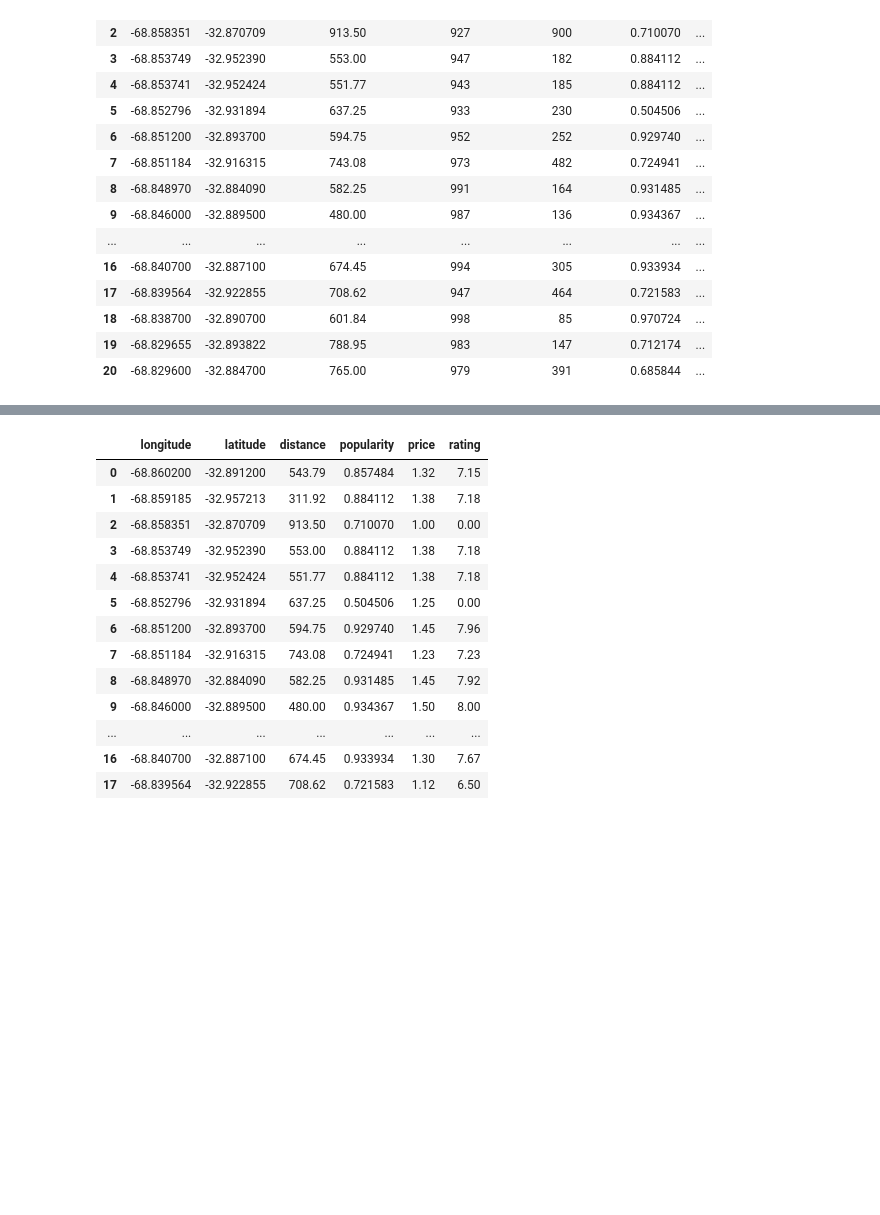
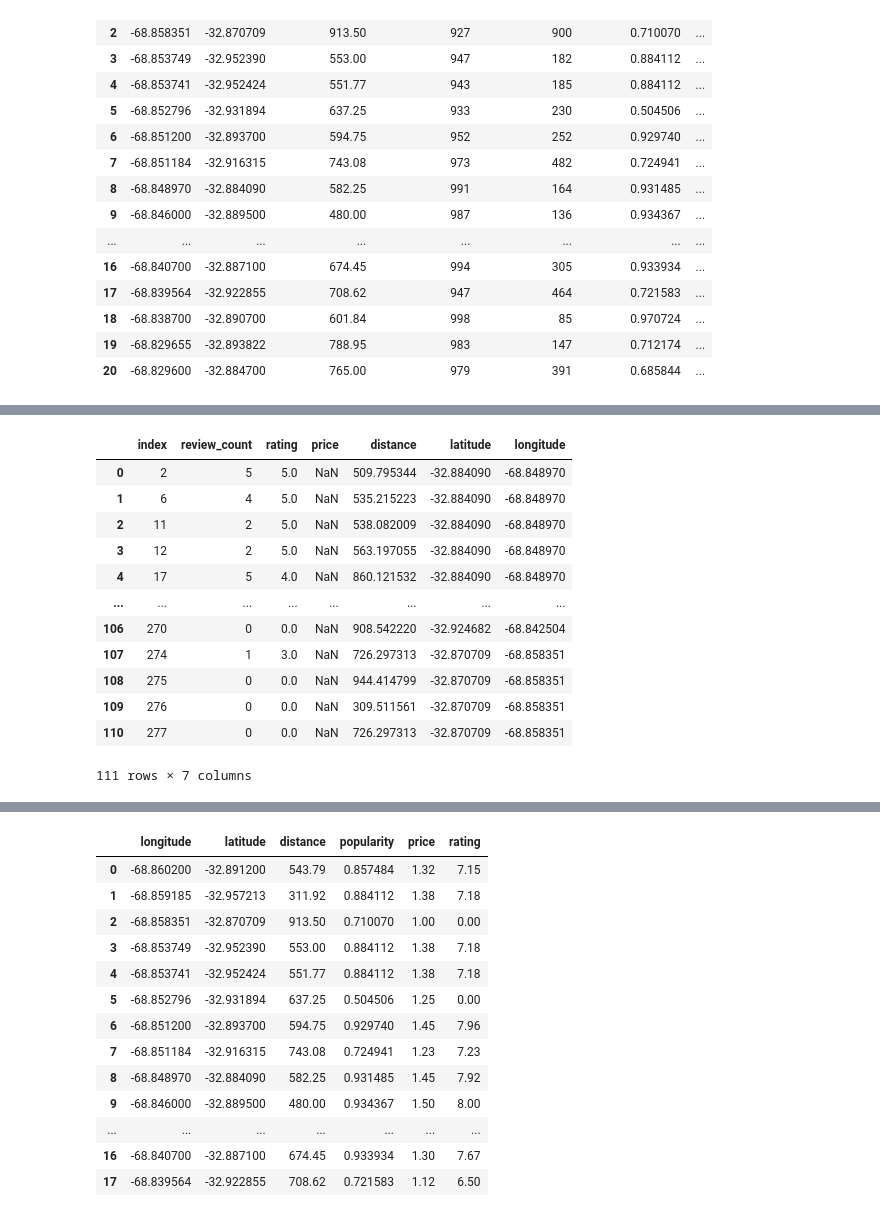
Before and after one commit to TayyubaK/Statistical-Modelling-Project, a Jupyter notebook: notebooks/EDA_part1_part2.ipynb, the cells around one changed output, grey strips where cells are left out. Drawn from its saved outputs; the diff is of its cells as text; code cells hidden in the pictures; blank space fills up the shorter version.

```diff
--- a/notebooks/EDA_part1_part2.ipynb
+++ b/notebooks/EDA_part1_part2.ipynb
@@ -620,0 +625,3 @@ fsdf_grp_final
+# %%
+yelp_df = pd.read_csv('../data/yelp_df_orig.csv')
+yelp_df.info()
@@ -620,0 +662,8 @@ fsdf_grp_final
+# %%
+#Filter out rows from yelp_df where distance is less than or equal to 1000, put into ypdf_1
+ypdf_1 = yelp_df[yelp_df['distance'] <= 1000]
+
+#Drop columns that will not be used
+ypdf_2 = ypdf_1.drop(columns=['id', 'alias', 'name', 'image_url', 'is_closed','url', 'categories', 'coordinates', 'transactions', 'location', 'phone',	'display_phone'], axis=1)
+
+ypdf_2.describe()
@@ -620,0 +718,19 @@ fsdf_grp_final
+# %%
+#Create new dataframe with only 'price' null values
+
+ypdf_null_price = ypdf_2[ypdf_2['price'].isnull()].reset_index()
+ypdf_null_price
+# %% [output]
+|  | index | review_count | rating | price | distance | latitude | longitude |
+| 0 | 2 | 5 | 5.0 | NaN | 509.795344 | -32.884090 | -68.848970 |
+| 1 | 6 | 4 | 5.0 | NaN | 535.215223 | -32.884090 | -68.848970 |
+| 2 | 11 | 2 | 5.0 | NaN | 538.082009 | -32.884090 | -68.848970 |
+| 3 | 12 | 2 | 5.0 | NaN | 563.197055 | -32.884090 | -68.848970 |
+| 4 | 17 | 5 | 4.0 | NaN | 860.121532 | -32.884090 | -68.848970 |
+| ... | ... | ... | ... | ... | ... | ... | ... |
+| 106 | 270 | 0 | 0.0 | NaN | 908.542220 | -32.924682 | -68.842504 |
+| 107 | 274 | 1 | 3.0 | NaN | 726.297313 | -32.870709 | -68.858351 |
+| 108 | 275 | 0 | 0.0 | NaN | 944.414799 | -32.870709 | -68.858351 |
+| 109 | 276 | 0 | 0.0 | NaN | 309.511561 | -32.870709 | -68.858351 |
+| 110 | 277 | 0 | 0.0 | NaN | 726.297313 | -32.870709 | -68.858351 |
+111 rows × 7 columns
```
Also changed, not shown: parts of 17 cells of this notebook.
